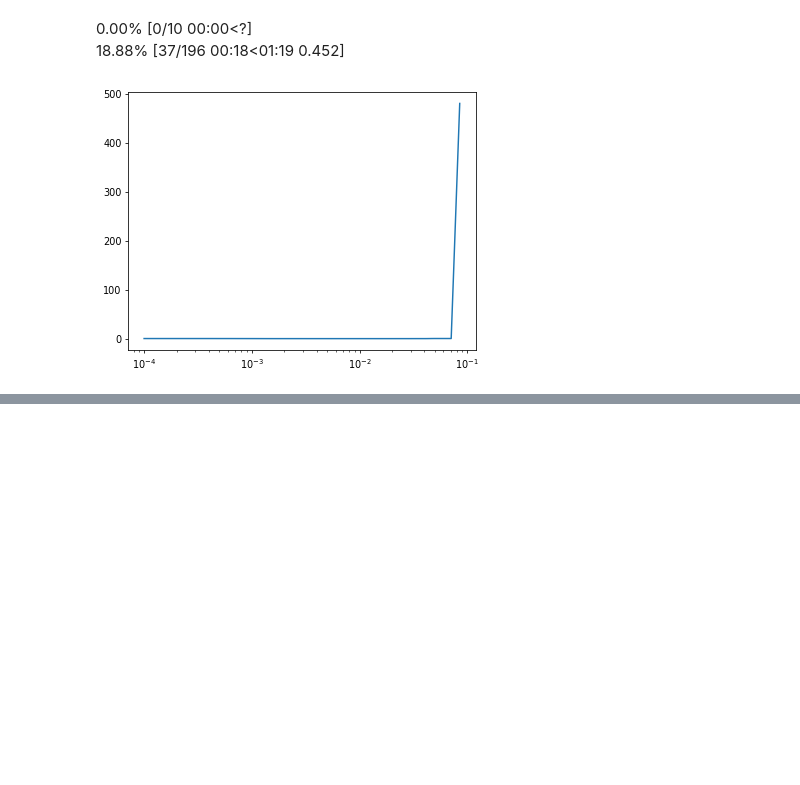
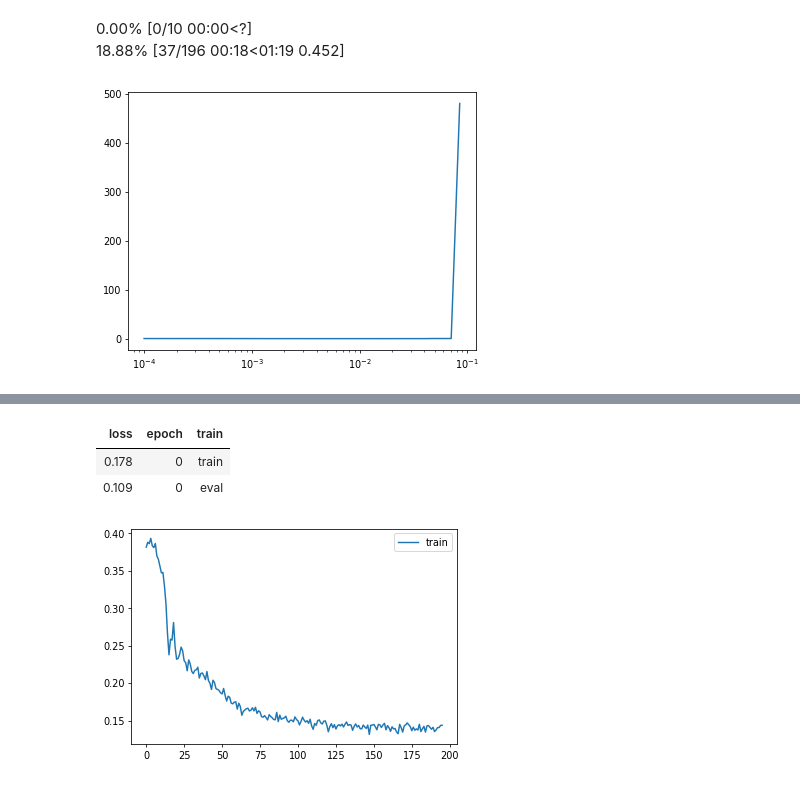
Before and after one commit to fromLittleAcorns/fastai-course-22p, a Jupyter notebook: nbs/25_Superresolution.ipynb, the cells around one changed output, grey strips where cells are left out. Saved outputs shown, nothing was run; the diff lists cells and outputs as text; code cells hidden in the pictures; blank space fills up the shorter version.

```diff
--- a/nbs/25_Superresolution.ipynb
+++ b/nbs/25_Superresolution.ipynb
@@ -405,0 +457,7 @@ torch.save(learn.model, '/home/models/superres-perceptual.pkl')
+# %%
+model = get_unet()
+# %%
+# needed a pmodel[i+1][0] instead of pmodel[i+1]
+pmodel = torch.load('/home/models/inettiny-custom-25')
+model.start.load_state_dict(pmodel[0].state_dict())
+for i in range(5): model.dn[i].load_state_dict(pmodel[i+1][0].state_dict())
@@ -405,0 +467,14 @@ torch.save(learn.model, '/home/models/superres-perceptual.pkl')
+# %%
+epochs = 1
+lr = 3e-3
+tmax = epochs * len(dls.train)
+sched = partial(lr_scheduler.OneCycleLR, max_lr=lr, total_steps=tmax)
+xtra = [BatchSchedCB(sched)]
+learn = Learner(model, dls, comb_loss, lr=lr, cbs=cbs+xtra, opt_func=opt_func)
+# %%
+learn.fit(epochs)
+# %% [output]
+| loss | epoch | train |
+| 0.178 | 0 | train |
+| 0.109 | 0 | eval |
+[figure, added]
```
Also changed, not shown: parts of 35 cells of this notebook, 3 other files.
